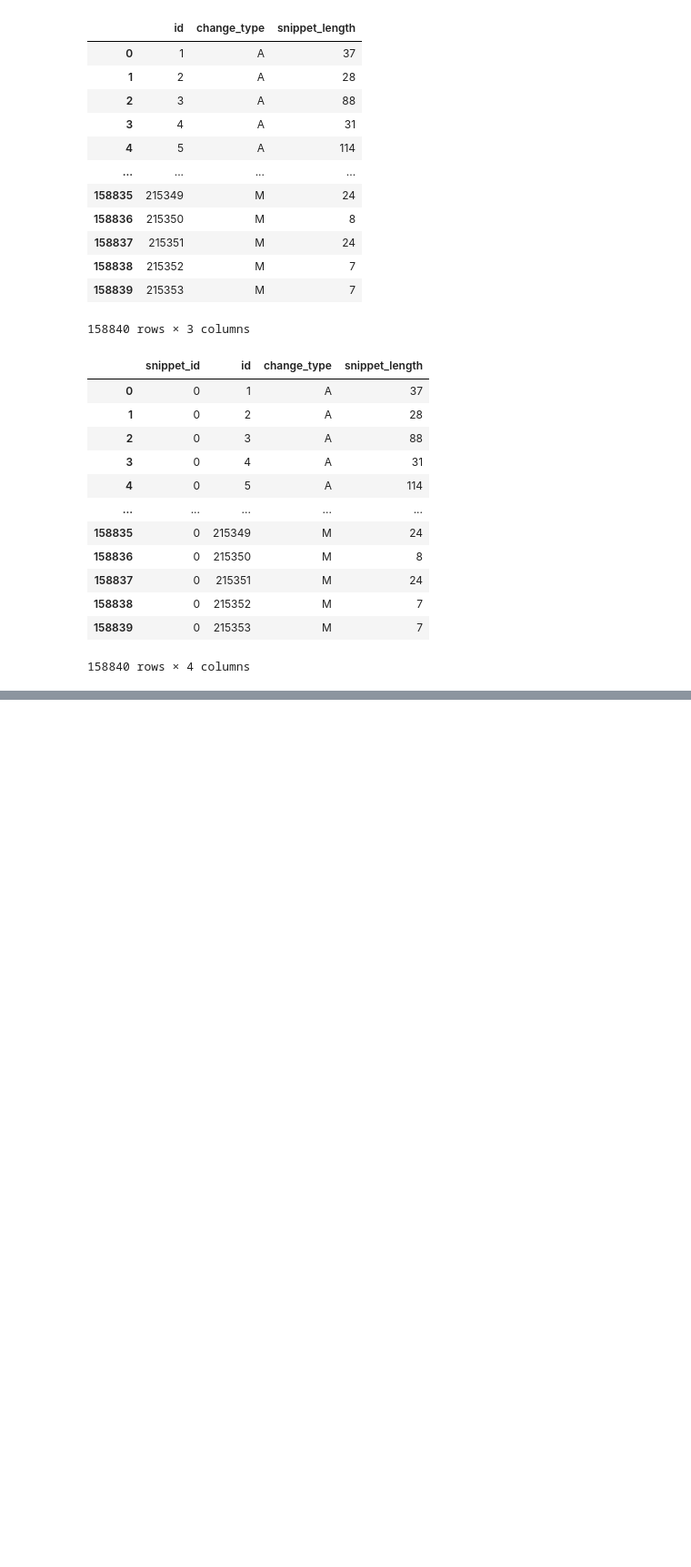
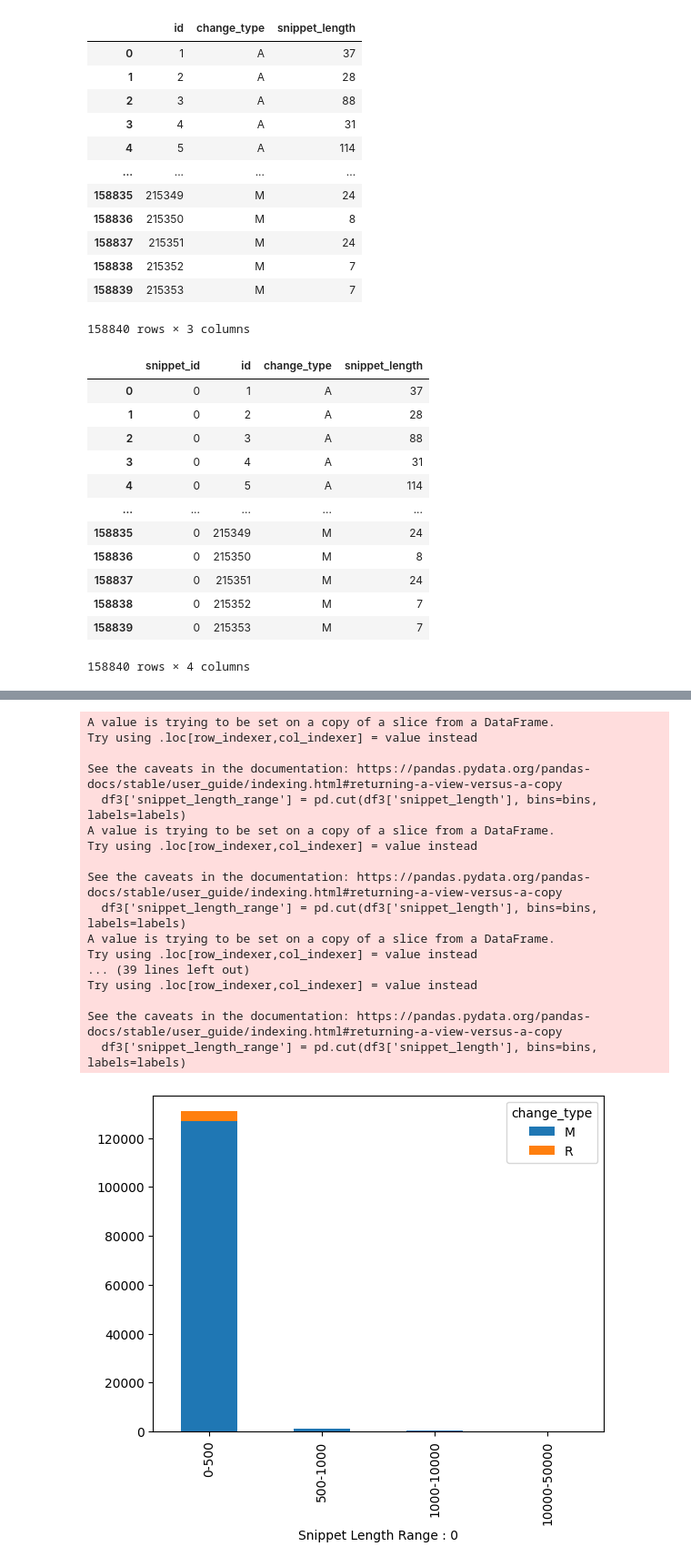
Before and after one commit to h083onis/first_thesis_data, a Jupyter notebook: source3_3/code/integrate.ipynb, the cells around one changed output, grey strips where cells are left out. Shown at 91% size. Cells and saved outputs as stored; diff of their text form; code cells hidden in the pictures; blank space fills up the shorter version.

```diff
--- a/source3_3/code/integrate.ipynb
+++ b/source3_3/code/integrate.ipynb
@@ -202,0 +224,3 @@ plt.show()
+# %%
+for df2 in df_list2:
+    print(df2['snippet_length_range'].value_counts() / df2.shape[0])
@@ -202,0 +245,42 @@ plt.show()
+# %%
+df_list3 = []
+for df2 in df_list2:
+    df_list3.append(df2[df2['change_type'] != 'A'])
+# %%
+bins = [0, 500, 1000, 10000, 50000]
+labels = ['0-500', '500-1000', '1000-10000', '10000-50000']  # 各範囲のラベル
+
+for i , df3 in enumerate(df_list3):
+    df3['snippet_length_range'] = pd.cut(df3['snippet_length'], bins=bins, labels=labels)
+
+    # 範囲ごとのchange_typeの数を計算
+    change_type_counts = df3.groupby(['snippet_length_range', 'change_type']).size().unstack()
+
+    change_type_counts.plot(kind='bar', stacked=True)
+    plt.xlabel('Snippet Length Range : ' + str(i))
+
+
+plt.ylabel('Count')
+plt.title('Change Type Count by Snippet Length Range')
+plt.legend(title='Change Type')
+
+plt.show()
+# %% [output]
+A value is trying to be set on a copy of a slice from a DataFrame.
+Try using .loc[row_indexer,col_indexer] = value instead
+
+See the caveats in the documentation: https://pandas.pydata.org/pandas-docs/stable/user_guide/indexing.html#returning-a-view-versus-a-copy
+  df3['snippet_length_range'] = pd.cut(df3['snippet_length'], bins=bins, labels=labels)
+A value is trying to be set on a copy of a slice from a DataFrame.
+Try using .loc[row_indexer,col_indexer] = value instead
+
+See the caveats in the documentation: https://pandas.pydata.org/pandas-docs/stable/user_guide/indexing.html#returning-a-view-versus-a-copy
+  df3['snippet_length_range'] = pd.cut(df3['snippet_length'], bins=bins, labels=labels)
+A value is trying to be set on a copy of a slice from a DataFrame.
+Try using .loc[row_indexer,col_indexer] = value instead
+... (39 lines left out)
+Try using .loc[row_indexer,col_indexer] = value instead
+
+See the caveats in the documentation: https://pandas.pydata.org/pandas-docs/stable/user_guide/indexing.html#returning-a-view-versus-a-copy
+  df3['snippet_length_range'] = pd.cut(df3['snippet_length'], bins=bins, labels=labels)
+[figure, added]
```
Also changed, not shown: parts of 11 cells of this notebook, 35 other files.
